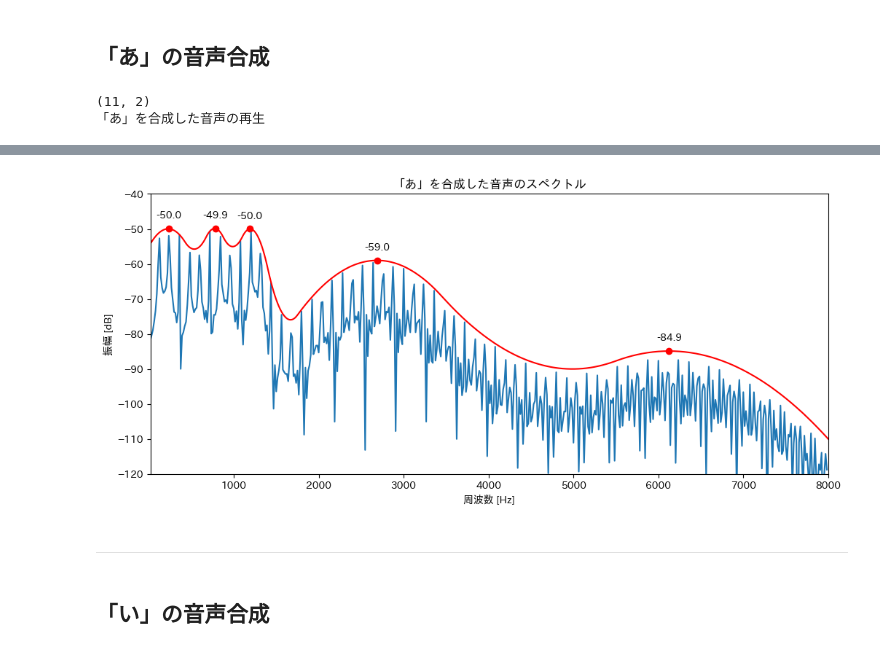
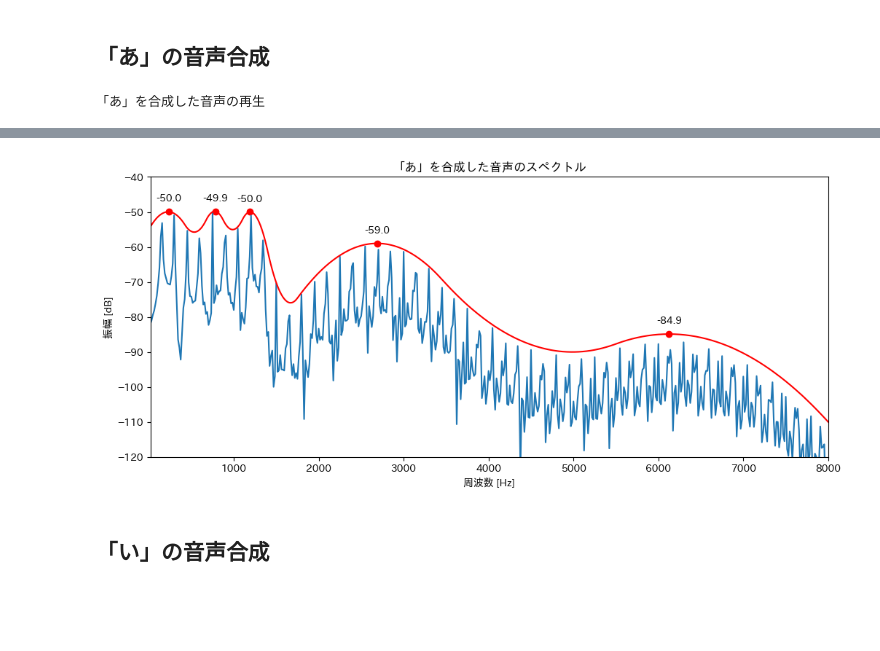
Before and after one commit to YosukeSugiura/wise-p_speech_synthesis, a Jupyter notebook: WISE_P_「機械で音声を合成しよう」.ipynb, the cells around one changed output, grey strips where cells are left out. Saved outputs shown, nothing was run; the diff lists cells and outputs as text; code cells hidden in the pictures; blank space fills up the shorter version.

```diff
--- a/WISE_P_「機械で音声を合成しよう」.ipynb
+++ b/WISE_P_「機械で音声を合成しよう」.ipynb
@@ -215,15 +227,16 @@ def fade_in(s, L):
 # %%
 class sound_creator:
 
-    def __init__(self, h):
+    def __init__(self, h, ap=0.01):
         self.f0 = 100.0
         self.h  = h
         self.t  = 1
+        self.ap = ap*np.ones(B)
 
     def __call__(self, t=1, f0=None):
         if f0 is not None: self.f0 = f0
         if t is not None:   self.t  = t
-        return [self.f0, self.h, self.t]
+        return [self.f0, self.h, self.ap, self.t]
 
     def n_frame(self, t=None):
         if t is None: t = self.t
@@ -240,15 +253,14 @@ class sound_creator:
         return np.repeat(h[:,np.newaxis], self.n_frame(t), axis=1)
 
     def ap_array(self, shape):
-        return 0.001*np.ones(shape)
+        return self.ap*np.ones(shape)
 
     def out(self, t=1, f0=None):
         if f0 is None: f0 = self.f0
         f0 = f0_array(f0, t)
         sp = sp_array(self.h, t)
-        ap = ap_array(B, t)
+        ap = ap_array(self.ap, t)
         s = sound_generator(f0, sp, ap, fs)
-        s = s * 0.5/np.max(np.abs(s))
 
         return s
 
@@ -261,8 +273,8 @@ def f0_array(f0, t):
 def sp_array(h, t):
     return np.repeat(h[:,np.newaxis], n_frame(t), axis=1)
 
-def ap_array(b, t):
-    return 0.001*np.ones((b, n_frame(t)))
+def ap_array(ap, t):
+    return np.repeat(ap[:,np.newaxis], n_frame(t), axis=1)
 # %%
 # 各オブジェクトをつなげて一つの音声にする
 def connection(params_list, fs):
@@ -287,34 +420,33 @@ def connection(params_list, fs):
 # @title 音声パラメータの調整
 
 #   1. 基本周波数を調整してください．(単位：Hz)
 
-f0 = 120
+f0 = 150
 
 #   2. 周波数とパワーの組み合わせを入力してください。
 #       例) 0Hzで-50dB、250Hzで-40dB、500Hzで-30dB, 8000Hzで-110dBだったとき、こう書こう！
 #
 #           fp = [ (0, -50), (250, -40), (500, -30), (8000, -110) ]
 #
 #           注意：0Hz と 8000Hz は、必ず入れよう。
 
 fp = [ (0,-55), (250,-50), (600,-55), (750,-50), (1000,-55),
         (1200, -50), (1600, -75), (1900, -70), (5000, -90), (6000,-85), (8000,-110)]
 
 # 声導特性パラメータを算出
 h = calc_params(fp)
 
 # 音声スペクトル算出
 plot_Spectrum(f0, h, fs)
 plt.title('「あ」を合成した音声のスペクトル')
 
 # 音声生成オブジェクト
 sound_a = sound_creator(h)
 
 # 音声の再生
 print('「あ」を合成した音声の再生')
-IPython.display.Audio(sound_a.out(), rate=fs)
+IPython.display.Audio(sound_a.out(f0=f0), rate=fs, normalize=False)
 # %% [output]
-(11, 2)
 「あ」を合成した音声の再生
 [interactive output not drawn]
-[figure, old version]
+[figure, new version]
@@ -326,5 +453,3 @@ sf.write(file_name, sound_a.out(), fs)
-# %% [markdown]
----
 # %% [markdown]
 ## 「い」の音声合成
 # %%
```
Also changed, not shown: parts of 25 cells of this notebook.
